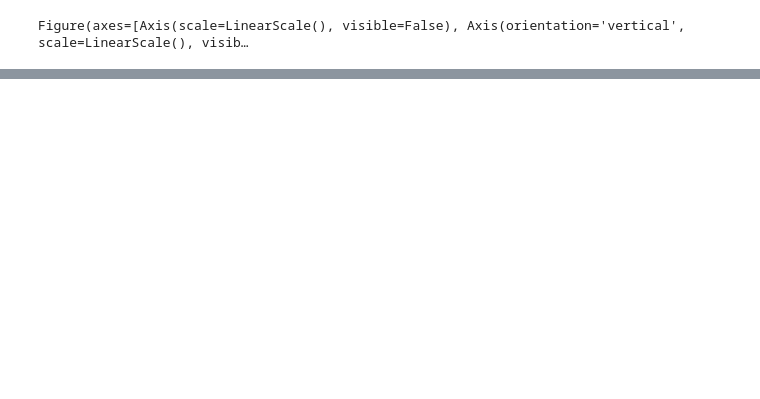
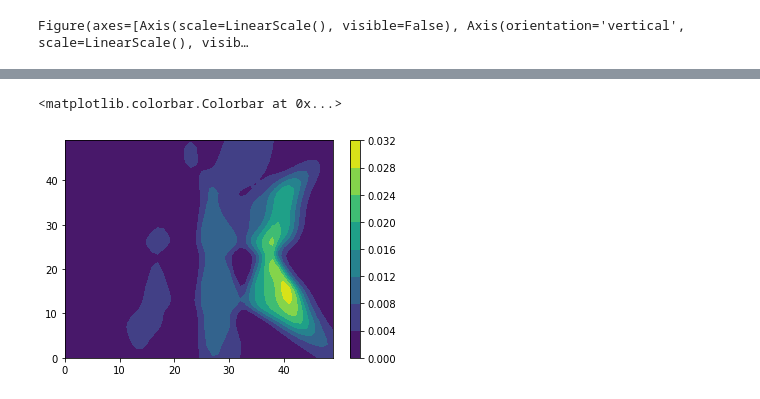
Before and after one commit to anenglishgoat/InteractivePitchControl, a Jupyter notebook: notebooks/InteractivePitchControl.ipynb, the cells around one changed output, grey strips where cells are left out. Saved outputs shown, nothing was run; the diff lists cells and outputs as text; code cells hidden in the pictures; blank space fills up the shorter version.

```diff
--- a/notebooks/InteractivePitchControl.ipynb
+++ b/notebooks/InteractivePitchControl.ipynb
@@ -107,3 +2784,8 @@ Figure(axes=[Axis(scale=LinearScale(), visible=False), Axis(orientation='vertica
+# %%
+plt2.contourf(X_new);plt2.colorbar()
+# %% [output]
+<matplotlib.colorbar.Colorbar at 0x...>
+[figure, added]
 # %%
 xx = np.linspace(0,100,50)
 yy = np.linspace(0,100,50)
```
Also changed, not shown: parts of 6 cells of this notebook.
